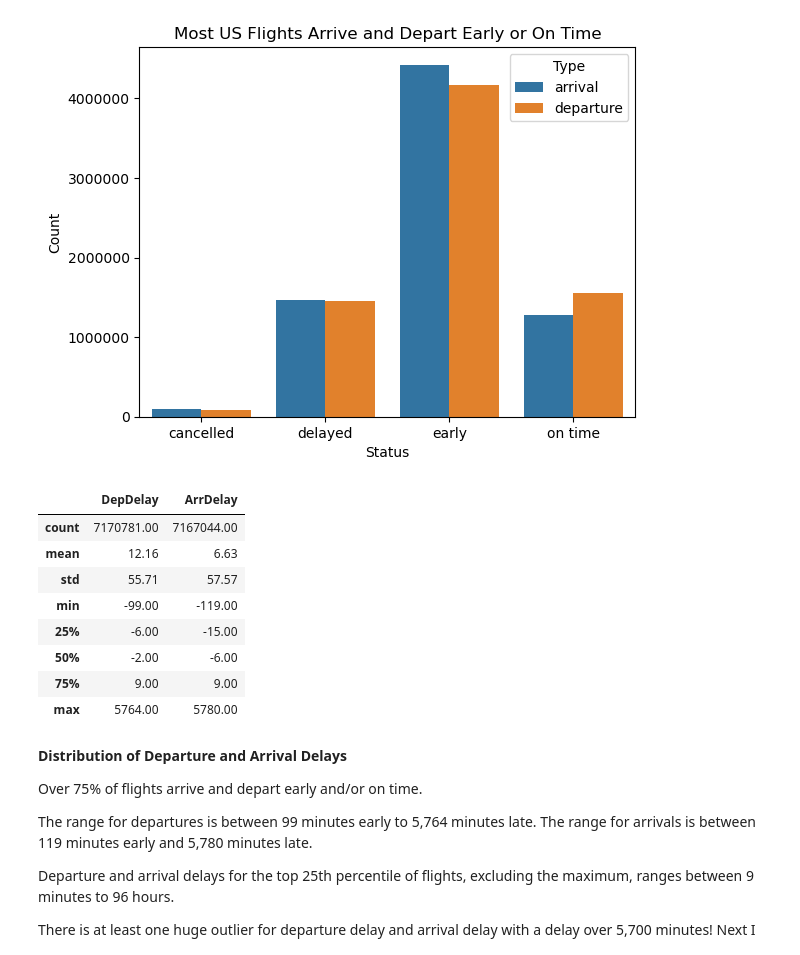
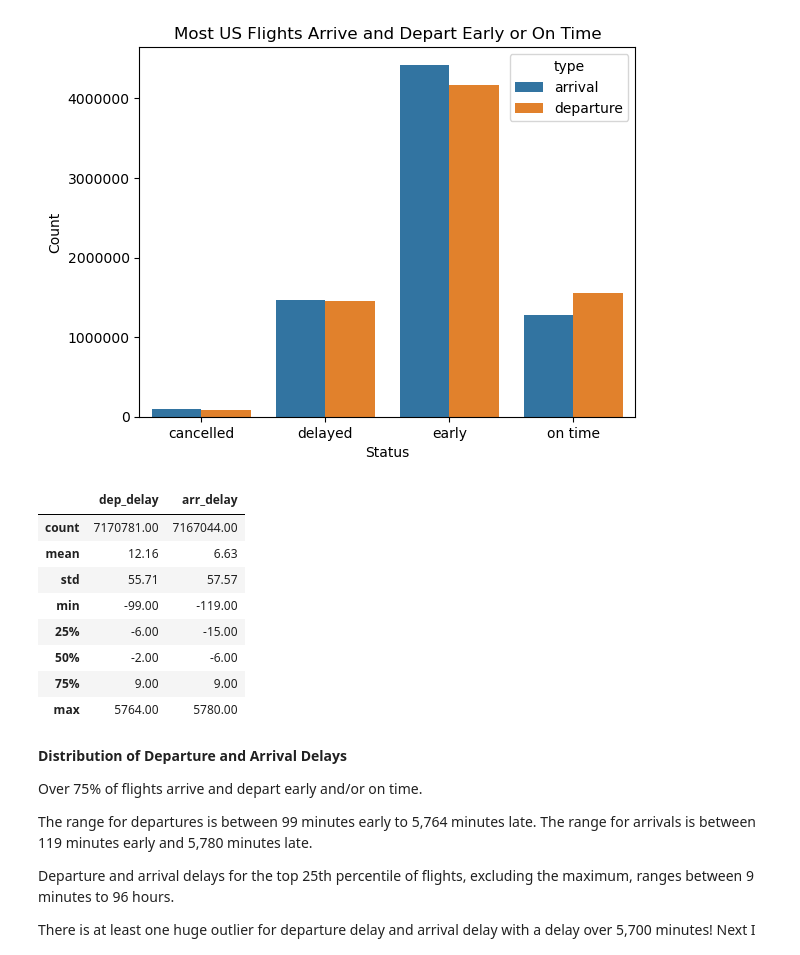
Before and after one commit to dezertdweller/flight-cancellations, a Jupyter notebook: notebooks/exploratory-data-analysis.ipynb, the cells around one changed output. Drawn from its saved outputs; the diff is of its cells as text; code cells hidden in the pictures.

```diff
--- a/notebooks/exploratory-data-analysis.ipynb
+++ b/notebooks/exploratory-data-analysis.ipynb
@@ -27,7 +27,7 @@ pd.set_option('display.max_columns', None)
 # %% [markdown]
 # Flights Data Overview
 # %%
-flights = pd.read_csv(DATA_PATH + '/interim/2023-performance-data-clean.csv')
+flights = pd.read_csv(DATA_PATH + '/interim/flights_historical_performance.csv')
 # %%
 flights.shape
 # %% [output]
@@ -212,6 +207,6 @@ def categorize_flight_status(status):
 #### ***Are all unknown status flights cancelled flights?***
 # %%
 # categorize flights by status
-flights['Departure_Status'] = flights['DepDelay'].apply(categorize_flight_status)
-flights['Arrival_Status'] = flights['ArrDelay'].apply(categorize_flight_status)
+flights['departure_status'] = flights['dep_delay'].apply(categorize_flight_status)
+flights['arrival_status'] = flights['arr_delay'].apply(categorize_flight_status)
 # %%
@@ -227,7 +222,7 @@ flights[unknown_mask]
 # %% [markdown]
 All unknown flights are actually flights that were cancelled. I will change unknown to say 'cancelled' for these flights.
 # %%
-flights = flights.replace({'Arrival_Status':'unknown', 'Departure_Status':'unknown'}, 'cancelled')
+flights = flights.replace({'arrival_status':'unknown', 'departure_status':'unknown'}, 'cancelled')
 # %% [markdown]
 ### Distribution of flights by flight status for arrivals and depatures
 # %%
@@ -294,9 +289,9 @@ plt.show()
 # %% [output]
 [figure]
 # %%
-flights[['DepDelay', 'ArrDelay']].describe().apply(lambda x: x.apply('{0:.2f}'.format))
+flights[['dep_delay', 'arr_delay']].describe().apply(lambda x: x.apply('{0:.2f}'.format))
 # %% [output]
-|  | DepDelay | ArrDelay |
+|  | dep_delay | arr_delay |
 | count | 7170781.00 | 7167044.00 |
 | mean | 12.16 | 6.63 |
 | std | 55.71 | 57.57 |
```
Also changed, not shown: parts of 16 cells of this notebook.
